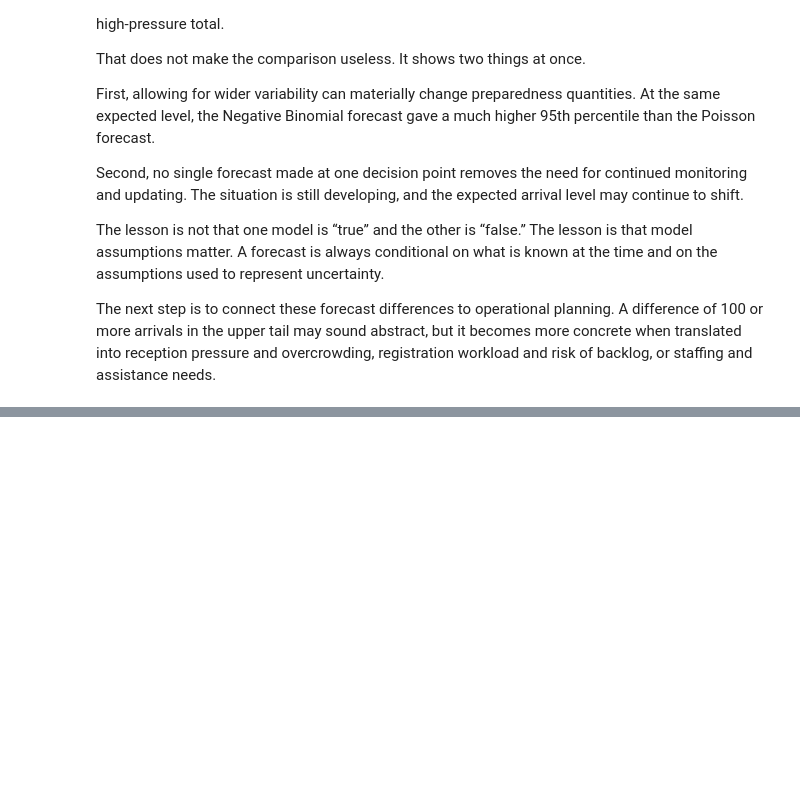
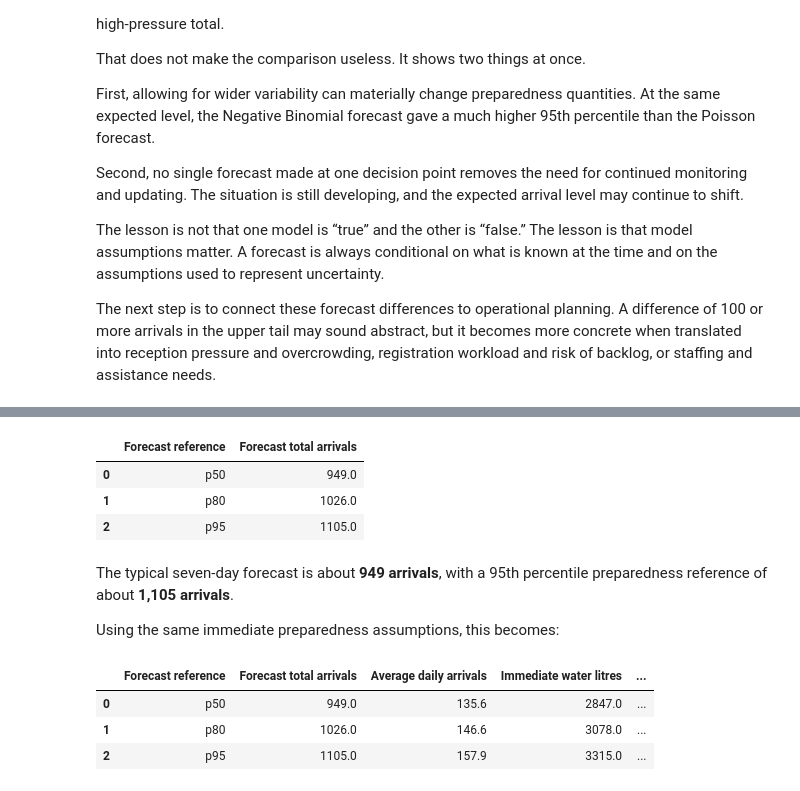
Before and after one commit to kcsongor011/humanitarian_decision_toolkit, a Jupyter notebook: notebooks/forecasting/arrival_dynamics_1_short_term_border_arrivals.ipynb, the cells around one changed output, grey strips where cells are left out. Cells and saved outputs as stored; diff of their text form; code cells hidden in the pictures; blank space fills up the shorter version.

```diff
--- a/notebooks/forecasting/arrival_dynamics_1_short_term_border_arrivals.ipynb
+++ b/notebooks/forecasting/arrival_dynamics_1_short_term_border_arrivals.ipynb
@@ -597,0 +997,80 @@ The next step is to connect these forecast differences to operational planning.
+# %%
+forecast_days_24_30_simulations = simulate_cautious_negative_binomial_forecast(
+    scenario,
+    observed_start_day=19,
+    observed_end_day=23,
+    forecast_start_day=24,
+    forecast_end_day=30,
+    n_simulations=100_000,
+    seed=20240601,
+)
+
+forecast_days_24_30_totals = summarize_preparedness_forecast_totals(
+    forecast_days_24_30_simulations,
+    percentiles=(50, 80, 95),
+)
+
+forecast_days_24_30_summary = forecast_days_24_30_totals.rename(
+    columns={
+        "forecast_reference": "Forecast reference",
+        "forecast_total_arrivals": "Forecast total arrivals",
+    }
+)[["Forecast reference", "Forecast total arrivals"]]
+
+forecast_days_24_30_summary.round({"Forecast total arrivals": 1})
+# %% [output]
+|  | Forecast reference | Forecast total arrivals |
+| 0 | p50 | 949.0 |
+| 1 | p80 | 1026.0 |
+| 2 | p95 | 1105.0 |
+# %% [markdown]
+The typical seven-day forecast is about **949 arrivals**, with a 95th percentile preparedness reference of about **1,105 arrivals**.
+
+Using the same immediate preparedness assumptions, this becomes:
+# %%
+preparedness_days_24_30 = translate_arrival_totals_to_preparedness(
+    forecast_days_24_30_totals,
+    forecast_horizon_days=7,
+)
+
+preparedness_days_24_30_display = preparedness_days_24_30.rename(
+    columns={
+        "forecast_reference": "Forecast reference",
+        "forecast_total_arrivals": "Forecast total arrivals",
+        "average_daily_arrivals": "Average daily arrivals",
+        "immediate_water_litres": "Immediate water litres",
+        "immediate_food_units": "Immediate food units",
+        "protection_contacts": "Protection contacts",
+        "protection_staff_days": "Protection staff-days",
+        "registration_workload": "Registration workload",
+        "medical_team_days": "Medical team-days",
+    }
+)[
+    [
+        "Forecast reference",
+        "Forecast total arrivals",
+        "Average daily arrivals",
+        "Immediate water litres",
+        "Immediate food units",
+        "Protection contacts",
+        "Protection staff-days",
+        "Registration workload",
+        "Medical team-days",
+    ]
+]
+
+preparedness_days_24_30_display.round(
+    {
+        "Forecast total arrivals": 1,
+        "Average daily arrivals": 1,
+        "Immediate water litres": 1,
+        "Immediate food units": 1,
+        "Protection contacts": 1,
+        "Registration workload": 1,
+    }
+)
+# %% [output]
+|  | Forecast reference | Forecast total arrivals | Average daily arrivals | Immediate water litres | ... |
+| 0 | p50 | 949.0 | 135.6 | 2847.0 | ... |
+| 1 | p80 | 1026.0 | 146.6 | 3078.0 | ... |
+| 2 | p95 | 1105.0 | 157.9 | 3315.0 | ... |
```
Also changed, not shown: parts of 38 cells of this notebook.
